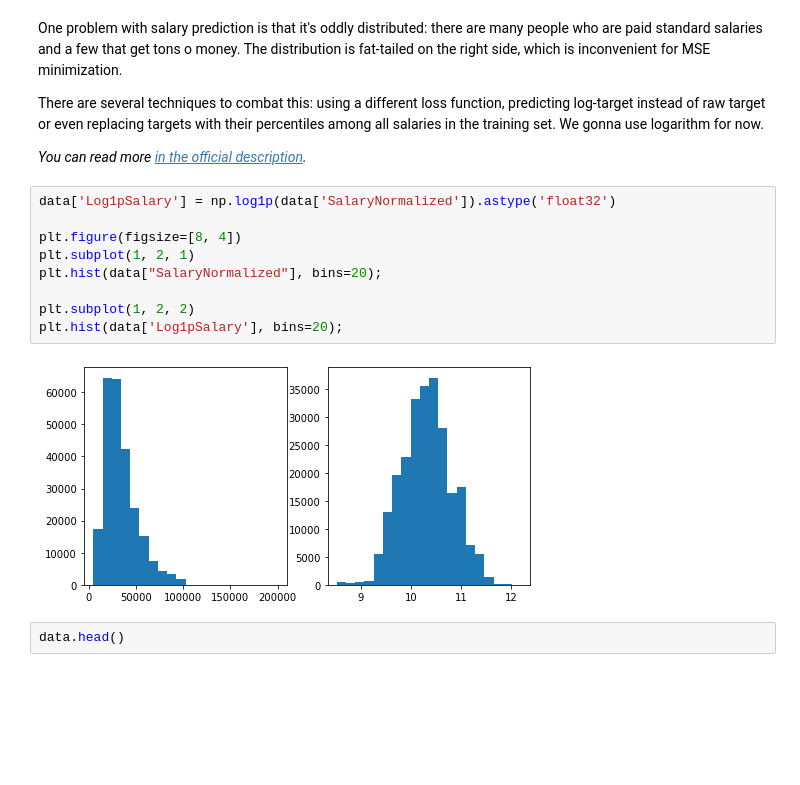
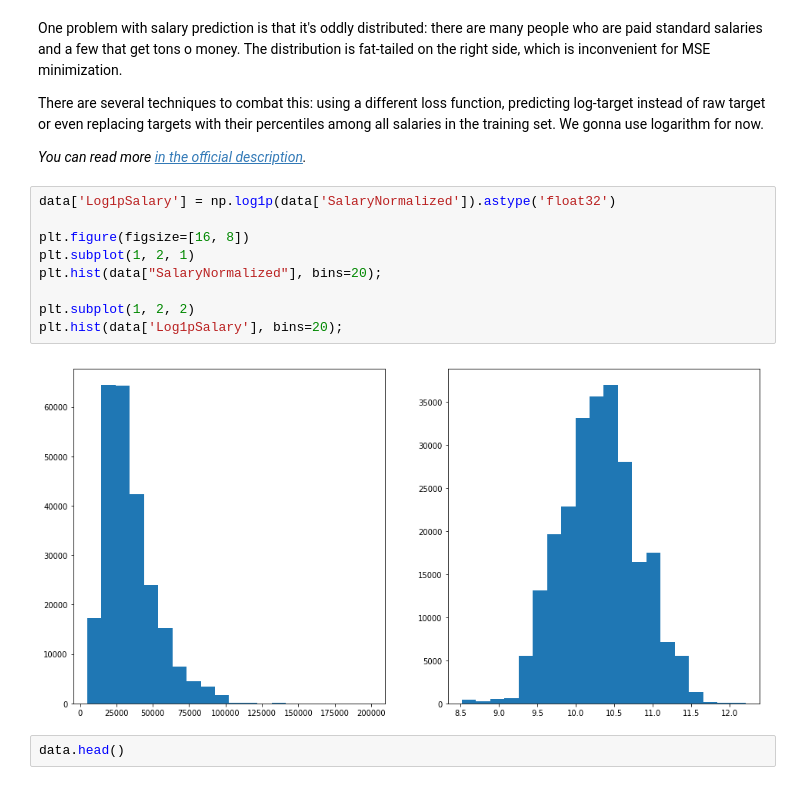
Before and after one commit to prampampam/nlp_course, a Jupyter notebook: week02_classification/seminar.ipynb, the cells around one changed output. Drawn from its saved outputs; the diff is of its cells as text; blank space fills up the shorter version.

```diff
--- a/week02_classification/seminar.ipynb
+++ b/week02_classification/seminar.ipynb
@@ -53,14 +32,14 @@ _You can read more [in the official description](https://www.kaggle.com/c/job-sa
 # %%
 data['Log1pSalary'] = np.log1p(data['SalaryNormalized']).astype('float32')
 
-plt.figure(figsize=[8, 4])
+plt.figure(figsize=[16, 8])
 plt.subplot(1, 2, 1)
 plt.hist(data["SalaryNormalized"], bins=20);
 
 plt.subplot(1, 2, 2)
 plt.hist(data['Log1pSalary'], bins=20);
 # %% [output]
-[figure, old version]
+[figure, new version]
 # %%
 data.head()
 # %% [output]
```
Also changed, not shown: parts of 9 cells of this notebook, 3 other files.
